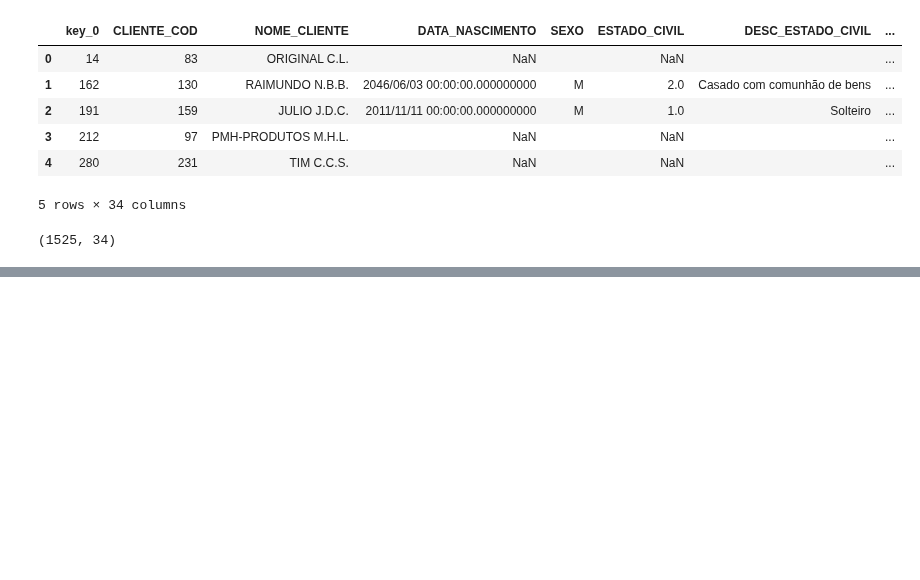
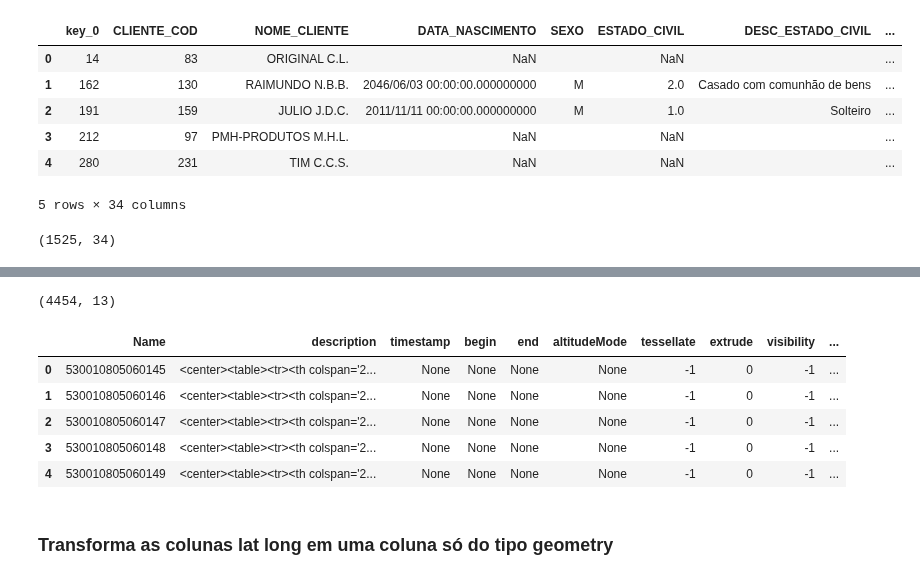
Before and after one commit to equipepontozip/sonic-the-movie, a Jupyter notebook: exploratoria/exploratoria-consumidor.ipynb, the cells around one changed output, grey strips where cells are left out. Cells and saved outputs as stored; diff of their text form; code cells hidden in the pictures; blank space fills up the shorter version.

Commit message:
agrega os clientes nos setores censitarios

```diff
--- a/exploratoria/exploratoria-consumidor.ipynb
+++ b/exploratoria/exploratoria-consumidor.ipynb
@@ -5,5 +6,6 @@ from shapely.geometry import Point, Polygon
 # %%
 df = pd.read_csv("../data/CLIENTES_BRAVOS.CSV", sep=";", encoding='iso-8859-1')
+gdf_setores = gpd.read_file("../data/setores-censitarios-df.geojson")
 # %%
 print(df.shape)
 df.head()
@@ -136,0 +137,13 @@ mapa_df
+# %%
+print(gdf_setores.shape)
+gdf_setores.head()
+# %% [output]
+(4454, 13)
+|  | Name | description | timestamp | begin | end | altitudeMode | tessellate | extrude | visibility | ... |
+| 0 | 530010805060145 | <center><table><tr><th colspan='2... | None | None | None | None | -1 | 0 | -1 | ... |
+| 1 | 530010805060146 | <center><table><tr><th colspan='2... | None | None | None | None | -1 | 0 | -1 | ... |
+| 2 | 530010805060147 | <center><table><tr><th colspan='2... | None | None | None | None | -1 | 0 | -1 | ... |
+| 3 | 530010805060148 | <center><table><tr><th colspan='2... | None | None | None | None | -1 | 0 | -1 | ... |
+| 4 | 530010805060149 | <center><table><tr><th colspan='2... | None | None | None | None | -1 | 0 | -1 | ... |
+# %% [markdown]
+### Transforma as colunas lat long em uma coluna só do tipo geometry
```
Also changed, not shown: parts of 12 cells of this notebook, 2 other files.
